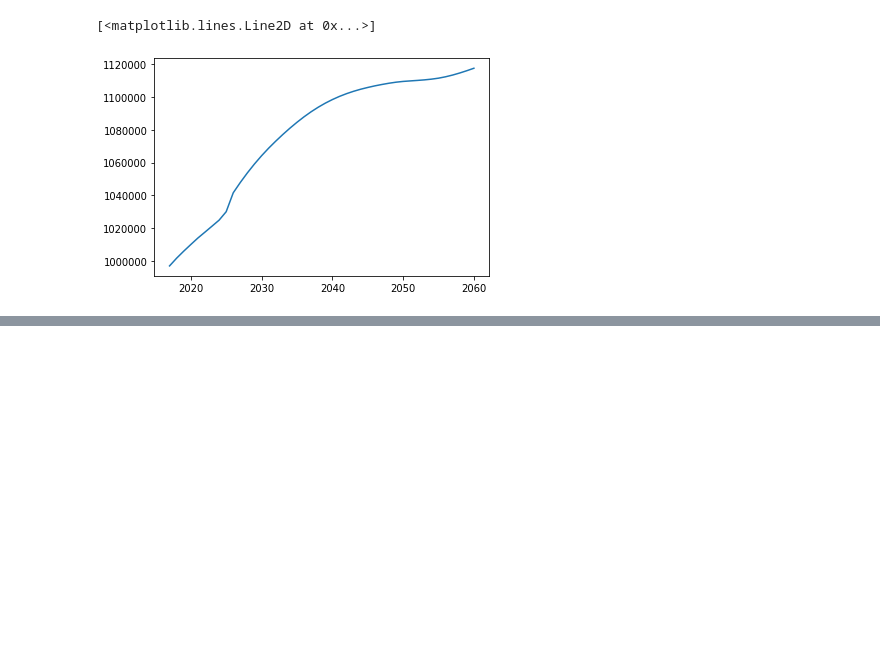
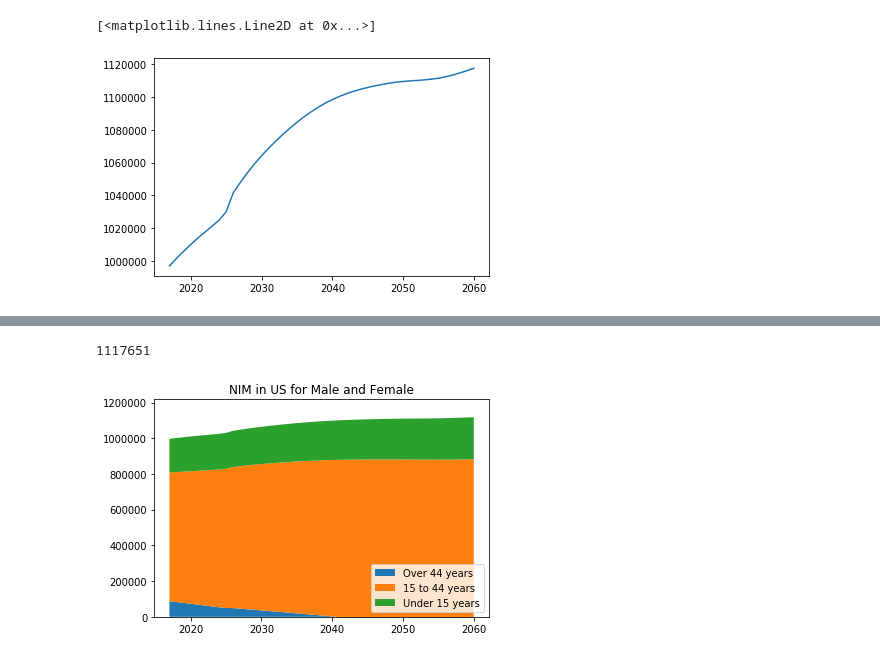
Before and after one commit to plowden/project-1-group-6, a Jupyter notebook: Net International Migration.ipynb, the cells around one changed output, grey strips where cells are left out. Drawn from its saved outputs; the diff is of its cells as text; code cells hidden in the pictures; blank space fills up the shorter version.

```diff
--- a/Net International Migration.ipynb
+++ b/Net International Migration.ipynb
@@ -99,0 +177,14 @@ Text(0.5, 1.0, 'Low NIM Scenario: NIM capped at 2019 levels')
+# %%
+# filter for all sexes
+nim_df_agegroups_mf = nim_df_agegroups.loc[(nim_df_agegroups['SEX']==0),:]
+
+# plot NIM for all sexes using stackplot
+x = range(2017,2061)
+y = [nim_df_agegroups_mf['Over 44 years'],nim_df_agegroups_mf['15 to 44 years'],nim_df_agegroups_mf['Under 15 years']]
+plt.stackplot(x,y, labels = ['Over 44 years','15 to 44 years','Under 15 years'])
+plt.legend(loc='lower right')
+plt.title('NIM in US for Male and Female')
+plt.ylim(0, nim_df_agegroups_mf["TOTAL_NIM"].max()+100000)
+# %% [output]
+1117651
+[figure, added]
```
Also changed, not shown: parts of 12 cells of this notebook, 1 other file.
